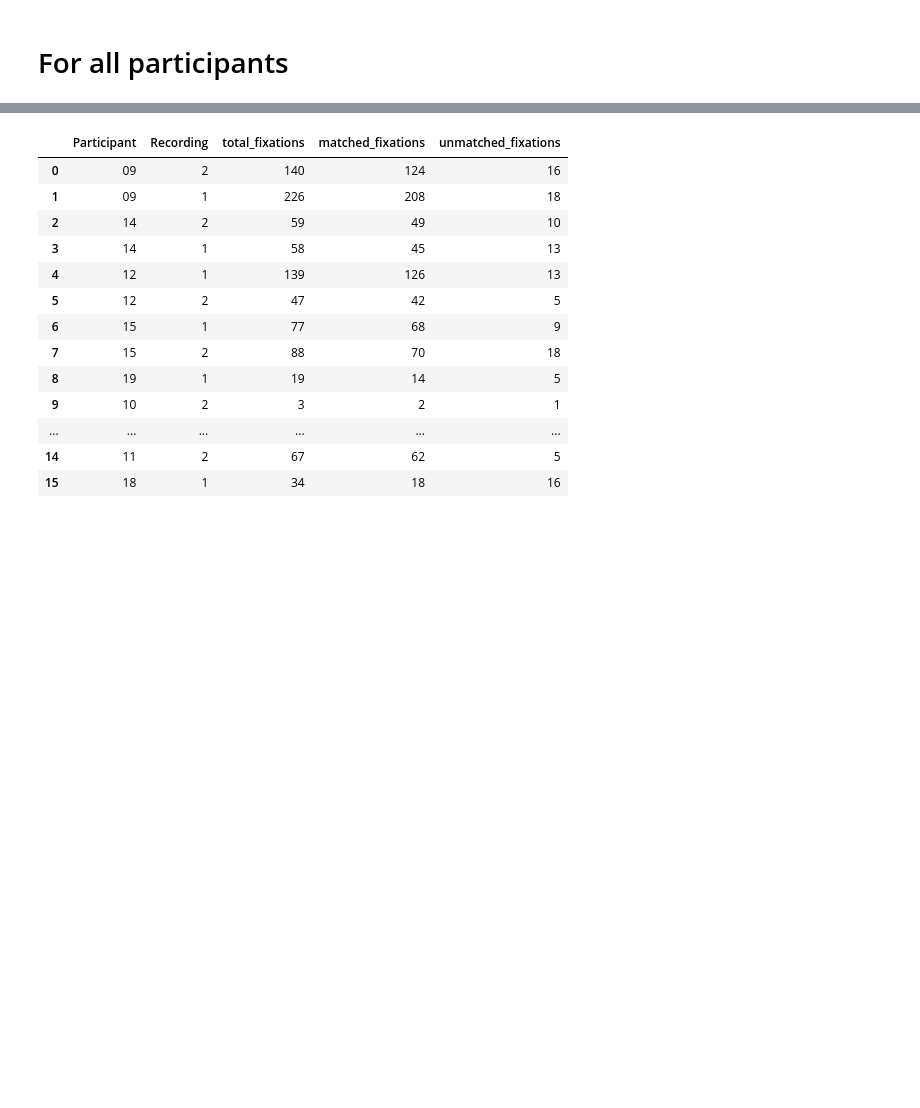
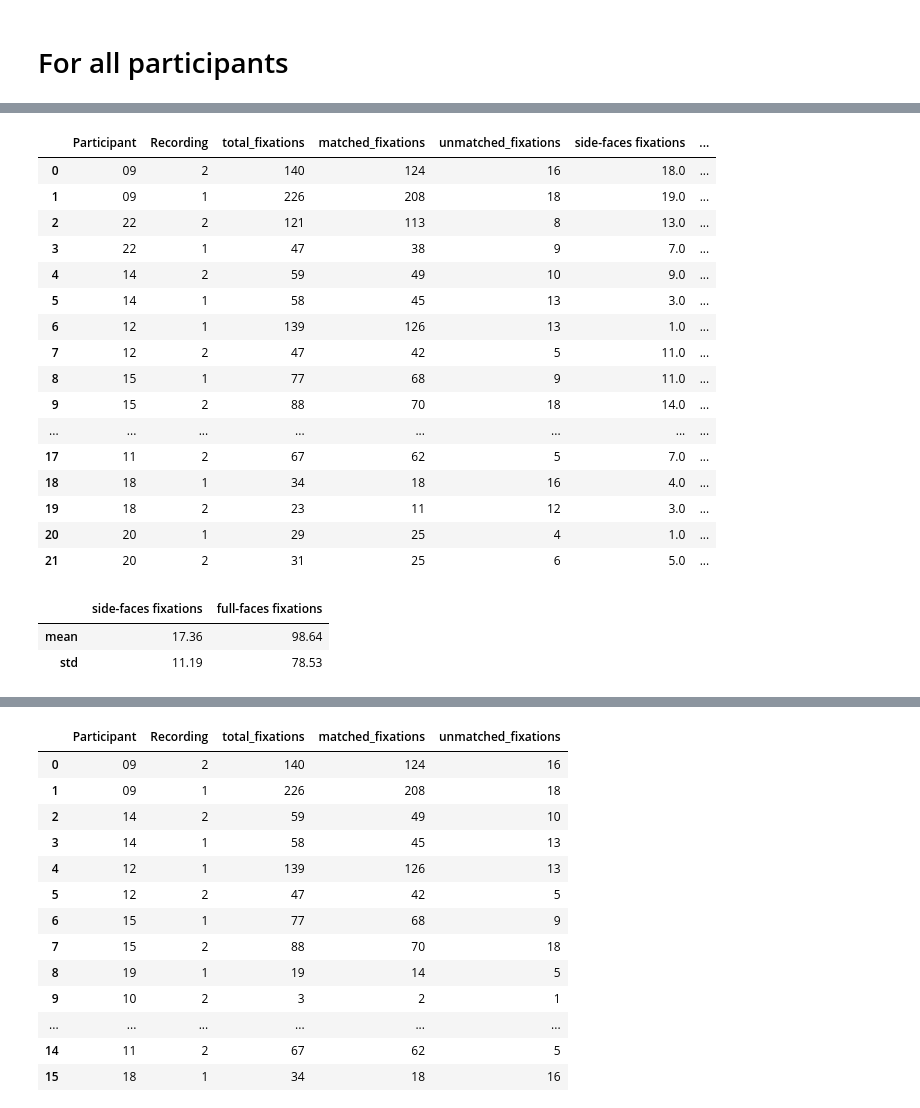
Before and after one commit to aliabugaga/Master-Thesis-Zaidan, a Jupyter notebook: face_landmarks_voronoi.ipynb, the cells around one changed output, grey strips where cells are left out. Saved outputs shown, nothing was run; the diff lists cells and outputs as text; code cells hidden in the pictures; blank space fills up the shorter version.

```diff
--- a/face_landmarks_voronoi.ipynb
+++ b/face_landmarks_voronoi.ipynb
@@ -727,0 +743,38 @@ Number of unassigned fixations: 0
+# %%
+results_df # also contains information on the amount of matched full and side faces
+# %% [output]
+|  | Participant | Recording | total_fixations | matched_fixations | unmatched_fixations | side-faces fixations | ... |
+| 0 | 09 | 2 | 140 | 124 | 16 | 18.0 | ... |
+| 1 | 09 | 1 | 226 | 208 | 18 | 19.0 | ... |
+| 2 | 22 | 2 | 121 | 113 | 8 | 13.0 | ... |
+| 3 | 22 | 1 | 47 | 38 | 9 | 7.0 | ... |
+| 4 | 14 | 2 | 59 | 49 | 10 | 9.0 | ... |
+| 5 | 14 | 1 | 58 | 45 | 13 | 3.0 | ... |
+| 6 | 12 | 1 | 139 | 126 | 13 | 1.0 | ... |
+| 7 | 12 | 2 | 47 | 42 | 5 | 11.0 | ... |
+| 8 | 15 | 1 | 77 | 68 | 9 | 11.0 | ... |
+| 9 | 15 | 2 | 88 | 70 | 18 | 14.0 | ... |
+| ... | ... | ... | ... | ... | ... | ... | ... |
+| 17 | 11 | 2 | 67 | 62 | 5 | 7.0 | ... |
+| 18 | 18 | 1 | 34 | 18 | 16 | 4.0 | ... |
+| 19 | 18 | 2 | 23 | 11 | 12 | 3.0 | ... |
+| 20 | 20 | 1 | 29 | 25 | 4 | 1.0 | ... |
+| 21 | 20 | 2 | 31 | 25 | 6 | 5.0 | ... |
+# %%
+# Aggregate fixation counts per participant (sum across recordings)
+agg_dict = {
+    "side-faces fixations": "sum",
+    "full-faces fixations": "sum",
+    "matched_fixations": "sum"
+}
+per_participant = results_df.groupby('Participant').agg(agg_dict).reset_index()
+
+# mean and std across participants for fixation counts
+summary_df = per_participant[['side-faces fixations', 'full-faces fixations']].agg(['mean', 'std']).round(2)
+
+
+display(summary_df)
+# %% [output]
+|  | side-faces fixations | full-faces fixations |
+| mean | 17.36 | 98.64 |
+| std | 11.19 | 78.53 |
```
Also changed, not shown: parts of 13 cells of this notebook.
